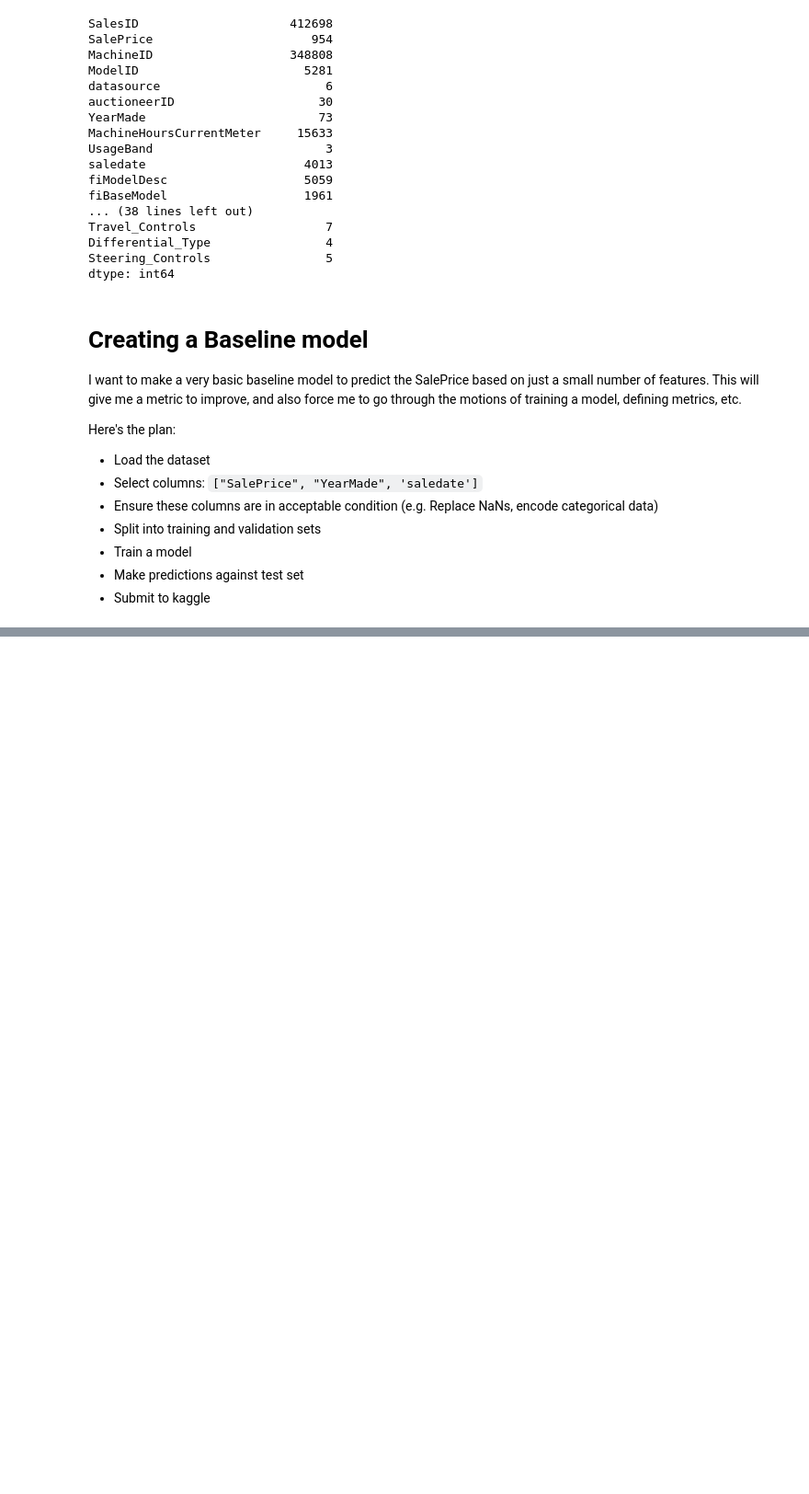
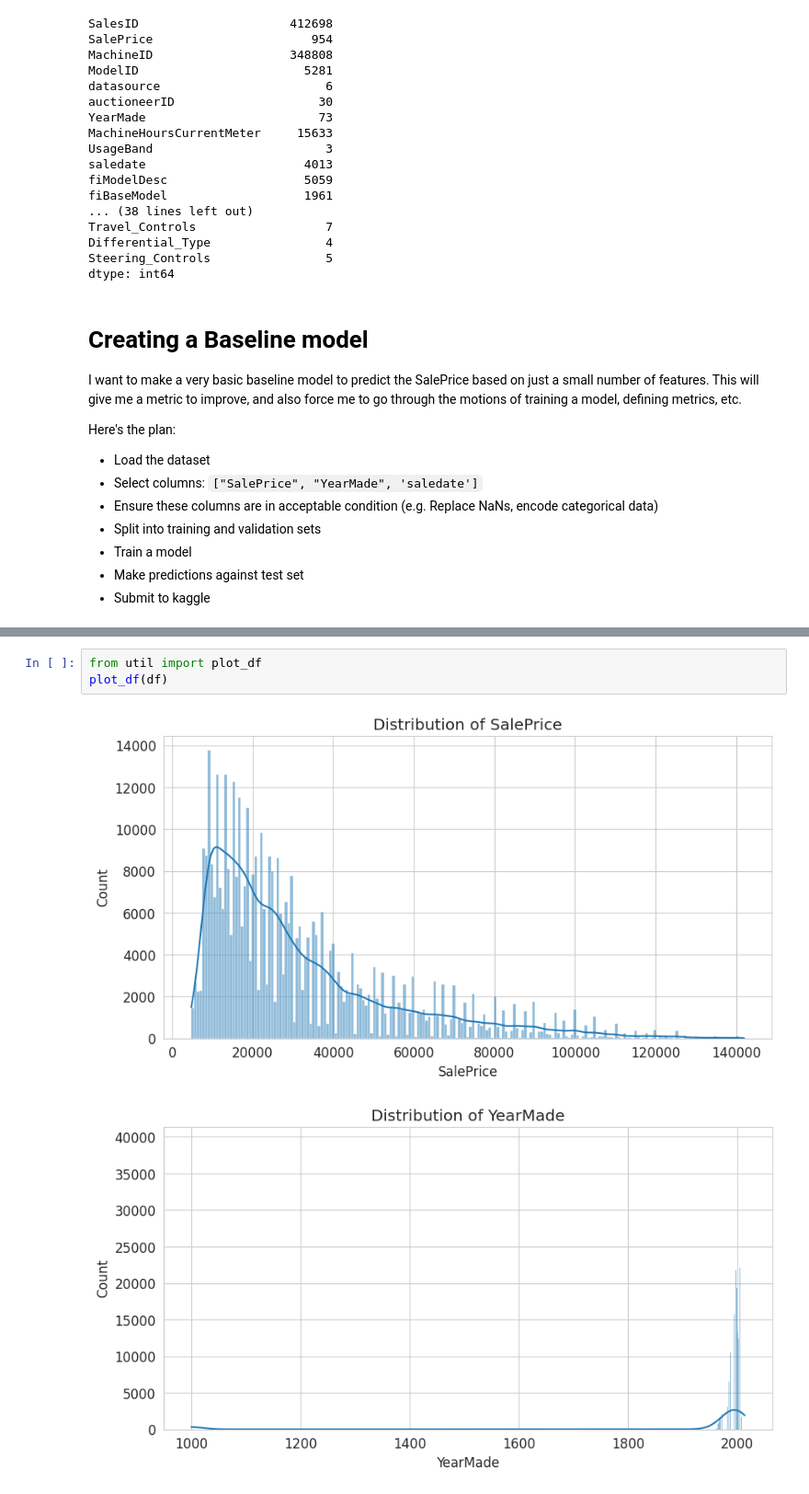
Before and after one commit to johnshaughnessy/digits, a Jupyter notebook: tractors.ipynb, the cells around one changed output, grey strips where cells are left out. Shown at 92% size. Drawn from its saved outputs; the diff is of its cells as text; blank space fills up the shorter version.

```diff
--- a/tractors.ipynb
+++ b/tractors.ipynb
@@ -215,0 +290,6 @@ path = get_kaggle_dataset("bluebook-for-bulldozers")
+# %%
+from util import plot_df
+plot_df(df)
+# %% [output]
+[figure, added]
+[figure, added]
```
Also changed, not shown: parts of 7 cells of this notebook, 2 other files.
